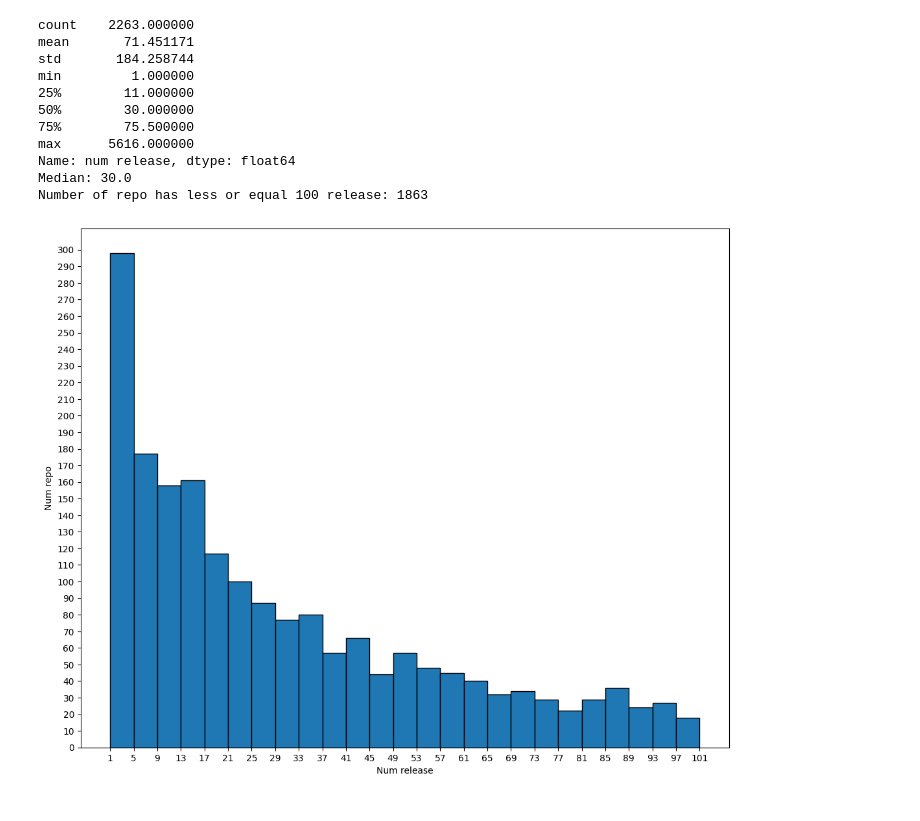
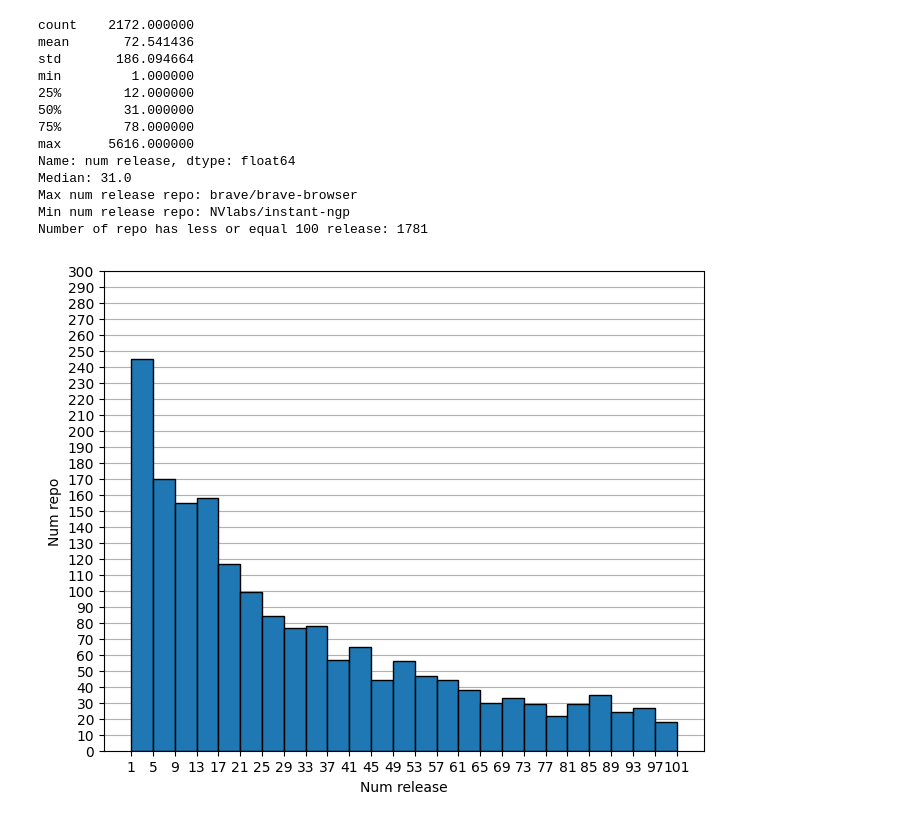
Before and after one commit to 3rcode/commit-classification, a Jupyter notebook: statistic.ipynb, the cells around one changed output. Saved outputs shown, nothing was run; the diff lists cells and outputs as text; code cells hidden in the pictures.

```diff
--- a/statistic.ipynb
+++ b/statistic.ipynb
@@ -19,7 +26,20 @@ print("Number of repositories that has release note:", f"{round(len(repos) / num
 # %%
-repos["created_at"] = pd.to_datetime(repos["created_at"])
-repos["create_year"] = repos["created_at"].dt.year
-num_repo_by_year = repos.groupby("create_year")["create_year"]
+# repos["created_at"] = pd.to_datetime(repos["created_at"])
+# repos["create_year"] = repos["created_at"].dt.year
+# num_repo_by_year = repos.groupby("create_year")["create_year"]
+# num_repo_to_year = np.cumsum(num_repo_by_year.count().to_numpy())
+# year = np.arange(2008, 2024, 1)
+# fig = plt.figure()
+# axes = fig.add_axes([0, 0, 0.6, 0.6])
+# axes.bar(year, num_repo_to_year)
+# axes.set_xlabel("Year")
+# axes.set_ylabel("Num repo")
+# axes.set_title("Total repositories to year")
+# plt.grid(visible=True, axis='y')
+# fig.show()
+has_rn["created_at"] = pd.to_datetime(has_rn["created_at"])
+has_rn["create_year"] = has_rn["created_at"].dt.year
+num_repo_by_year = has_rn.groupby("create_year")["create_year"]
 num_repo_to_year = np.cumsum(num_repo_by_year.count().to_numpy())
 year = np.arange(2008, 2024, 1)
 fig = plt.figure()
@@ -28,5 +48,6 @@ axes.bar(year, num_repo_to_year)
 axes.set_xlabel("Year")
 axes.set_ylabel("Num repo")
 axes.set_title("Total repositories to year")
+plt.grid(visible=True, axis='y')
 fig.show()
 # %% [output]
@@ -55,36 +55,64 @@ Name: create_year, dtype: object
 # %%
+# print(repos["num release"].describe())
+# print("Median:", repos["num release"].median())
+# print("Max num release repo:", repos.loc[repos["num release"].argmax(), "Repo"])
+# print("Min num release repo:", repos.loc[repos["num release"].argmin(), "Repo"])
+# num_release = repos["num release"].value_counts()
+# summa = 0
+# for idx in range(1, 101):
+#     summa += num_release[idx]
+# print('Number of repo has less or equal 100 release:', summa)
+# x = list(range(1, 102, 4))
+# counter = defaultdict(int)
+# for i in range(len(x) - 1):
+#     for num in range(x[i], x[i + 1]):
+#         counter[x[i] + 2] += num_release[num]
 
-print(repos["num release"].describe())
-print("Median:", repos["num release"].median())
-num_release = repos["num release"].value_counts()
+# fig = plt.figure(figsize=(10, 8))
+# axes = fig.add_axes([0, 0, 0.6, 0.6])
+# axes.bar(counter.keys(), counter.values(), 4, edgecolor=(0, 0, 0))
+# axes.set_xticks([x + 1 for x in range(0, 101, 4)])
+# axes.set_yticks(np.arange(0, 310, 10))
+# axes.set_xlabel("Num release")
+# axes.set_ylabel("Num repo")
+# plt.grid(visible=True, axis='y')
+# fig.show()
+print(has_rn["num release"].describe())
+print("Median:", has_rn["num release"].median())
+print("Max num release repo:", has_rn.loc[has_rn["num release"].argmax(), "Repo"])
+print("Min num release repo:", has_rn.loc[has_rn["num release"].argmin(), "Repo"])
+num_release = has_rn["num release"].value_counts()
 summa = 0
 for idx in range(1, 101):
     summa += num_release[idx]
 print('Number of repo has less or equal 100 release:', summa)
 x = list(range(1, 102, 4))
 counter = defaultdict(int)
 for i in range(len(x) - 1):
     for num in range(x[i], x[i + 1]):
         counter[x[i] + 2] += num_release[num]
 
 fig = plt.figure(figsize=(10, 8))
 axes = fig.add_axes([0, 0, 0.6, 0.6])
 axes.bar(counter.keys(), counter.values(), 4, edgecolor=(0, 0, 0))
 axes.set_xticks([x + 1 for x in range(0, 101, 4)])
 axes.set_yticks(np.arange(0, 310, 10))
 axes.set_xlabel("Num release")
 axes.set_ylabel("Num repo")
+plt.grid(visible=True, axis='y')
 fig.show()
 # %% [output]
-count    2263.000000
-mean       71.451171
-std       184.258744
+count    2172.000000
+mean       72.541436
+std       186.094664
 min         1.000000
-25%        11.000000
-50%        30.000000
-75%        75.500000
+25%        12.000000
+50%        31.000000
+75%        78.000000
 max      5616.000000
 Name: num release, dtype: float64
-Median: 30.0
-Number of repo has less or equal 100 release: 1863
+Median: 31.0
+Max num release repo: brave/brave-browser
+Min num release repo: NVlabs/instant-ngp
+Number of repo has less or equal 100 release: 1781
-[figure, old version]
+[figure, new version]
```
Also changed, not shown: parts of 10 cells of this notebook, 15 other files.
